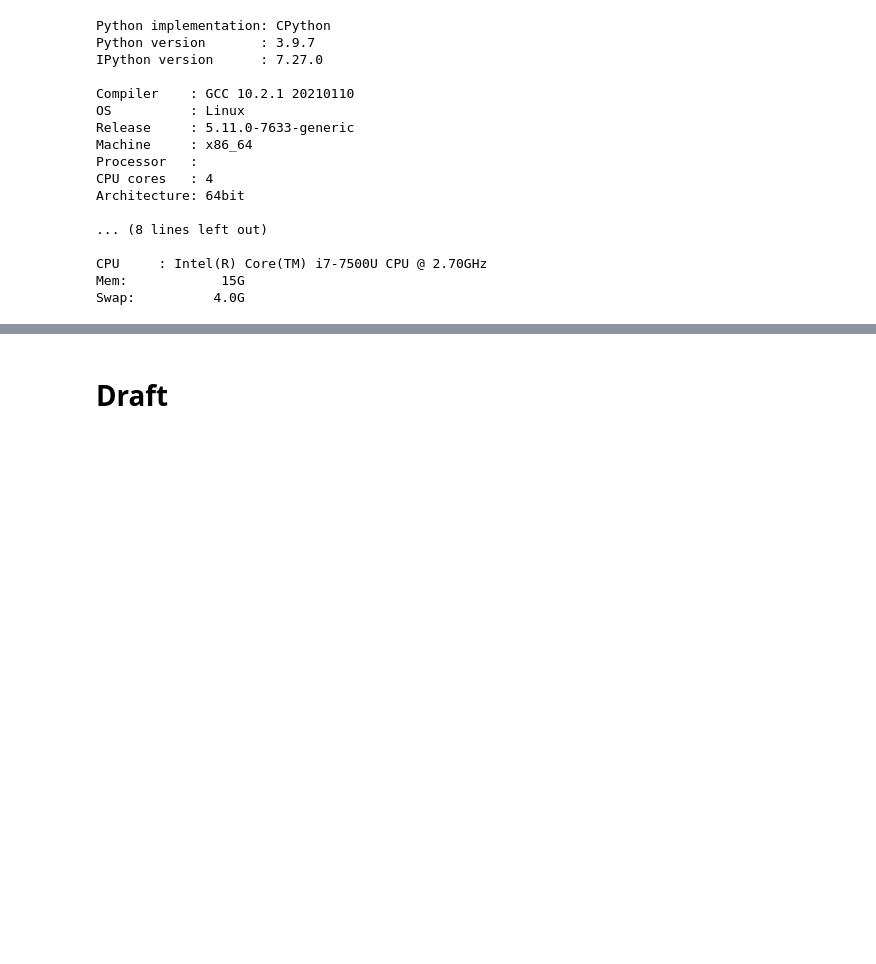
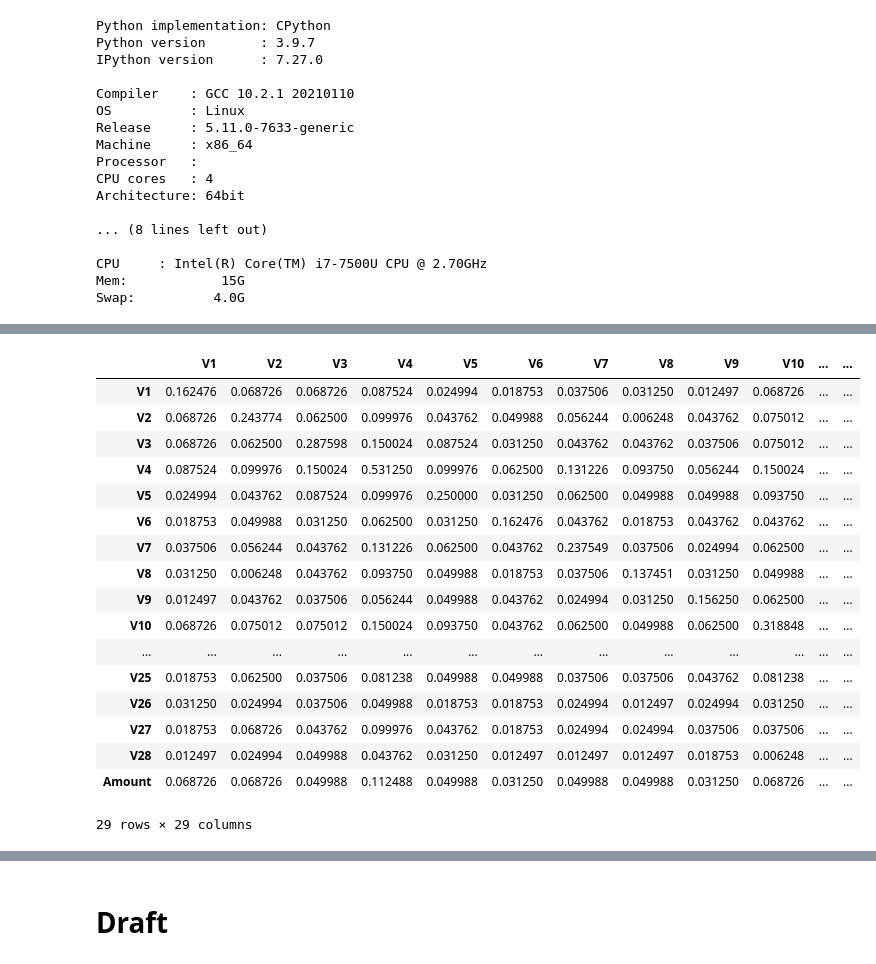
Before and after one commit to ysraell/random-forest-mc, a Jupyter notebook: utils/Feat_Importance.ipynb, the cells around one changed output, grey strips where cells are left out. Cells and saved outputs as stored; diff of their text form; code cells hidden in the pictures; blank space fills up the shorter version.

```diff
--- a/utils/Feat_Importance.ipynb
+++ b/utils/Feat_Importance.ipynb
@@ -253,0 +211,22 @@ cls.featCorrDataFrame()
+# %%
+corr = cls.featCorrDataFrame()
+corr
+# %% [output]
+|  | V1 | V2 | V3 | V4 | V5 | V6 | V7 | V8 | V9 | V10 | ... | ... |
+| V1 | 0.162476 | 0.068726 | 0.068726 | 0.087524 | 0.024994 | 0.018753 | 0.037506 | 0.031250 | 0.012497 | 0.068726 | ... | ... |
+| V2 | 0.068726 | 0.243774 | 0.062500 | 0.099976 | 0.043762 | 0.049988 | 0.056244 | 0.006248 | 0.043762 | 0.075012 | ... | ... |
+| V3 | 0.068726 | 0.062500 | 0.287598 | 0.150024 | 0.087524 | 0.031250 | 0.043762 | 0.043762 | 0.037506 | 0.075012 | ... | ... |
+| V4 | 0.087524 | 0.099976 | 0.150024 | 0.531250 | 0.099976 | 0.062500 | 0.131226 | 0.093750 | 0.056244 | 0.150024 | ... | ... |
+| V5 | 0.024994 | 0.043762 | 0.087524 | 0.099976 | 0.250000 | 0.031250 | 0.062500 | 0.049988 | 0.049988 | 0.093750 | ... | ... |
+| V6 | 0.018753 | 0.049988 | 0.031250 | 0.062500 | 0.031250 | 0.162476 | 0.043762 | 0.018753 | 0.043762 | 0.043762 | ... | ... |
+| V7 | 0.037506 | 0.056244 | 0.043762 | 0.131226 | 0.062500 | 0.043762 | 0.237549 | 0.037506 | 0.024994 | 0.062500 | ... | ... |
+| V8 | 0.031250 | 0.006248 | 0.043762 | 0.093750 | 0.049988 | 0.018753 | 0.037506 | 0.137451 | 0.031250 | 0.049988 | ... | ... |
+| V9 | 0.012497 | 0.043762 | 0.037506 | 0.056244 | 0.049988 | 0.043762 | 0.024994 | 0.031250 | 0.156250 | 0.062500 | ... | ... |
+| V10 | 0.068726 | 0.075012 | 0.075012 | 0.150024 | 0.093750 | 0.043762 | 0.062500 | 0.049988 | 0.062500 | 0.318848 | ... | ... |
+| ... | ... | ... | ... | ... | ... | ... | ... | ... | ... | ... | ... | ... |
+| V25 | 0.018753 | 0.062500 | 0.037506 | 0.081238 | 0.049988 | 0.049988 | 0.037506 | 0.037506 | 0.043762 | 0.081238 | ... | ... |
+| V26 | 0.031250 | 0.024994 | 0.037506 | 0.049988 | 0.018753 | 0.018753 | 0.024994 | 0.012497 | 0.024994 | 0.031250 | ... | ... |
+| V27 | 0.018753 | 0.068726 | 0.043762 | 0.099976 | 0.043762 | 0.018753 | 0.024994 | 0.024994 | 0.037506 | 0.037506 | ... | ... |
+| V28 | 0.012497 | 0.024994 | 0.049988 | 0.043762 | 0.031250 | 0.012497 | 0.012497 | 0.012497 | 0.018753 | 0.006248 | ... | ... |
+| Amount | 0.068726 | 0.068726 | 0.049988 | 0.112488 | 0.049988 | 0.031250 | 0.049988 | 0.049988 | 0.031250 | 0.068726 | ... | ... |
+29 rows × 29 columns
```
Also changed, not shown: parts of 17 cells of this notebook.
